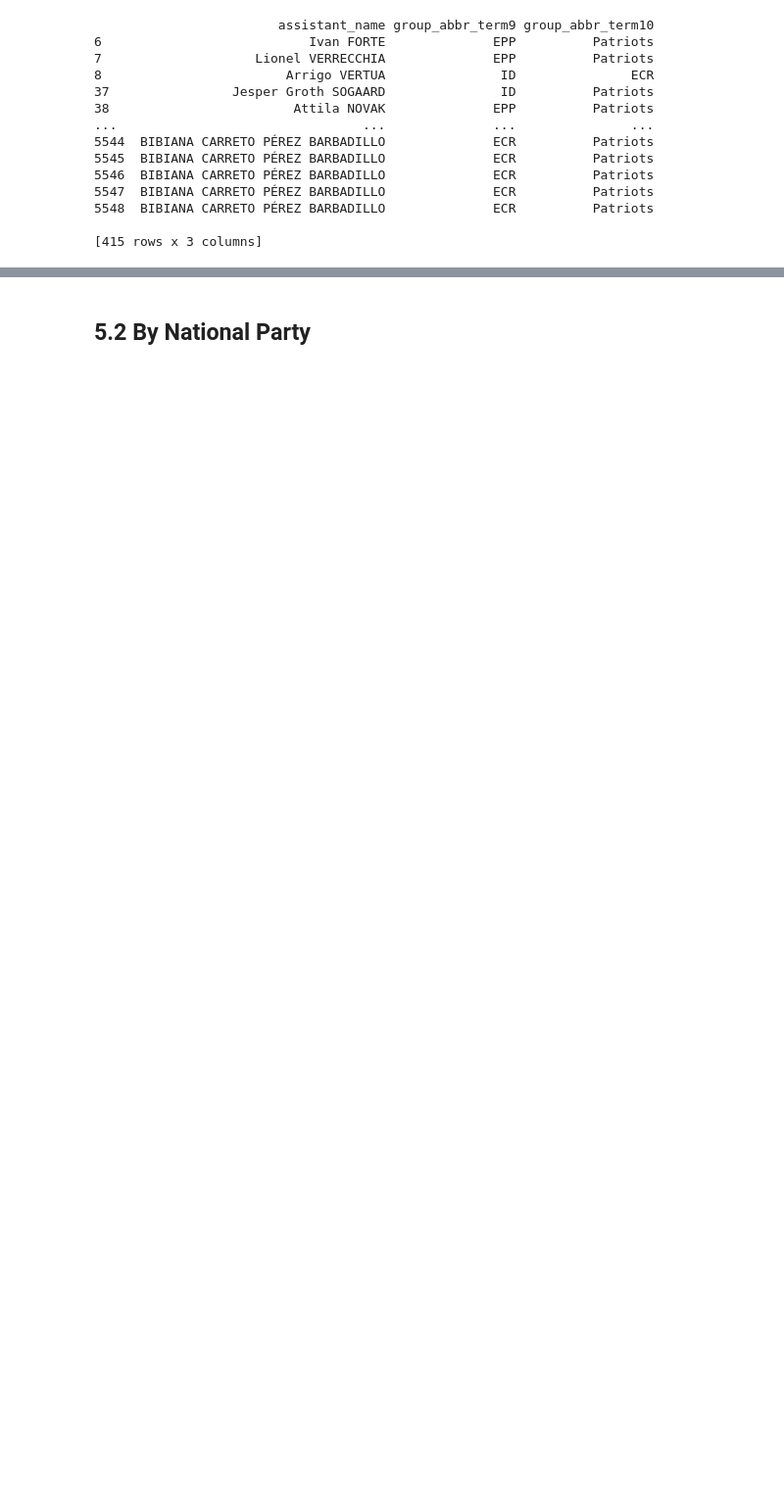
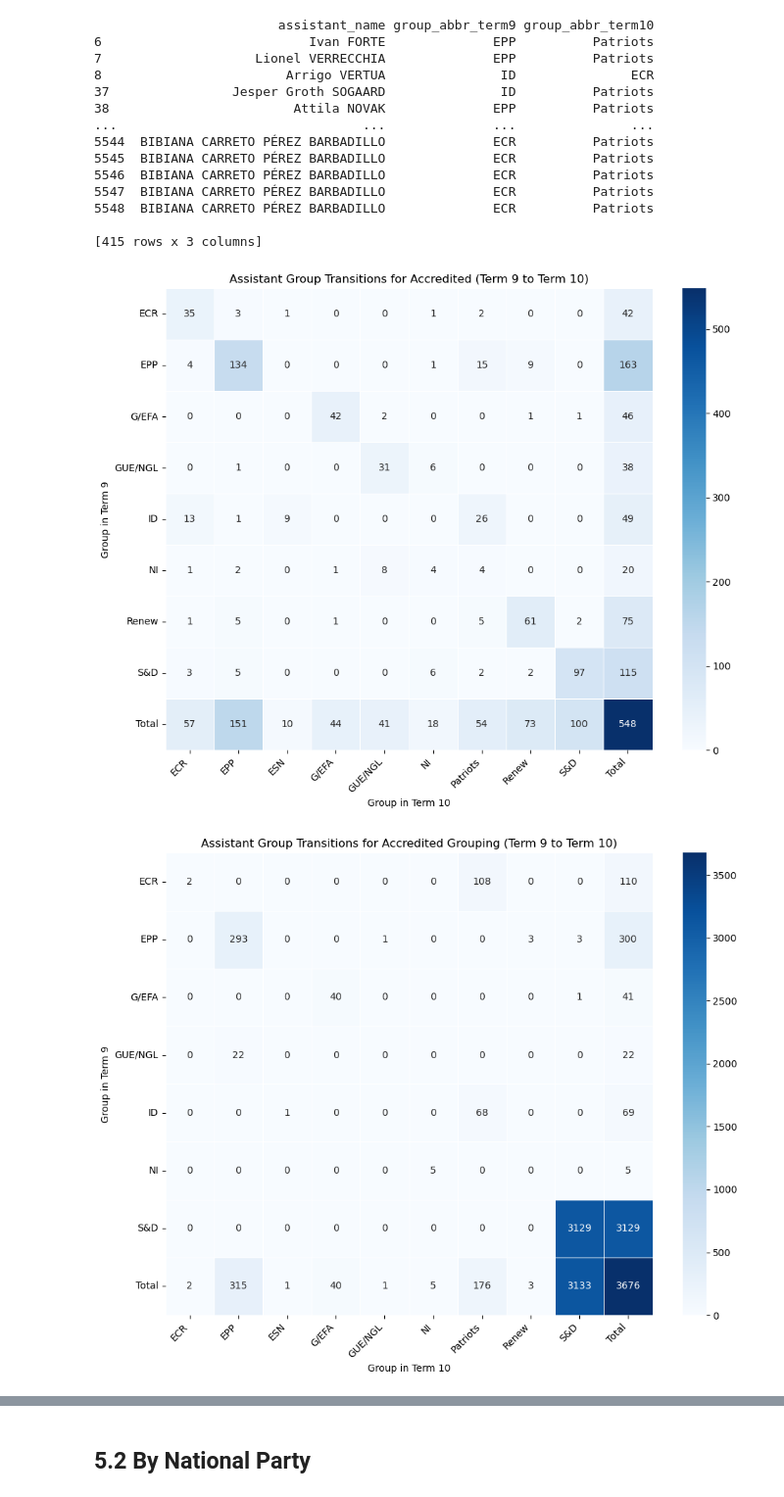
Before and after one commit to emilia-c/AMO-Work, a Jupyter notebook: assistant task/compare 9th & 10th term/apa_movement.ipynb, the cells around one changed output, grey strips where cells are left out. Shown at 98% size. Saved outputs shown, nothing was run; the diff lists cells and outputs as text; code cells hidden in the pictures; blank space fills up the shorter version.

```diff
--- a/assistant task/compare 9th & 10th term/apa_movement.ipynb
+++ b/assistant task/compare 9th & 10th term/apa_movement.ipynb
@@ -1085,3 +1061,57 @@ print(moved_assistants)
 5548  BIBIANA CARRETO PÉREZ BARBADILLO              ECR          Patriots
 
 [415 rows x 3 columns]
+# %%
+import pandas as pd
+import seaborn as sns
+import matplotlib.pyplot as plt
+
+# Assuming 'filtered_apas_both_terms' contains your merged data
+
+# Step 1: Filter the data by assistant_type ('accredited' and 'accredited_grouping')
+accredited_data = filtered_apas_both_terms[filtered_apas_both_terms['assistant_type'] == 'accredited']
+accredited_grouping_data = filtered_apas_both_terms[filtered_apas_both_terms['assistant_type'] == 'accredited_grouping']
+
+# Function to generate transition matrix and plot heatmap for a specific dataset
+def plot_transition_heatmap(data, title):
+    # Filter data for terms 9 and 10
+    term_9 = data[data['term'] == 9]
+    term_10 = data[data['term'] == 10]
+
+    # Merge the data on 'assistant_name' to track the group change (each row is unique for assistant-MEP-group)
+    merged_data = pd.merge(term_9[['assistant_name', 'group_abbr']],
+                           term_10[['assistant_name', 'group_abbr']],
+                           on='assistant_name',
+                           suffixes=('_term9', '_term10'))
+
+    # Create the transition matrix with all rows (each row counts as a transition)
+    transition_matrix = pd.crosstab(merged_data['group_abbr_term9'],
+                                    merged_data['group_abbr_term10'])
+
+    # Add totals (row and column sums)
+    transition_matrix['Total'] = transition_matrix.sum(axis=1)
+    transition_matrix.loc['Total'] = transition_matrix.sum(axis=0)
+
+    # Plot the heatmap with totals
+    plt.figure(figsize=(10, 8))
+    sns.heatmap(transition_matrix, annot=True, cmap='Blues', fmt='d', cbar=True, linewidths=0.5)
+
+    # Customize the plot
+    plt.title(title)
+    plt.xlabel('Group in Term 10')
+    plt.ylabel('Group in Term 9')
+    plt.xticks(rotation=45, ha='right')
+    plt.yticks(rotation=0)
+
+    # Show the plot
+    plt.tight_layout()
+    plt.show()
+
+# Step 2: Plot for 'accredited' assistants
+plot_transition_heatmap(accredited_data, 'Assistant Group Transitions for Accredited (Term 9 to Term 10)')
+
+# Step 3: Plot for 'accredited_grouping' assistants
+plot_transition_heatmap(accredited_grouping_data, 'Assistant Group Transitions for Accredited Grouping (Term 9 to Term 10)')
+# %% [output]
+[figure, added]
+[figure, added]
```
Also changed, not shown: parts of 4 cells of this notebook, 1 other file.
